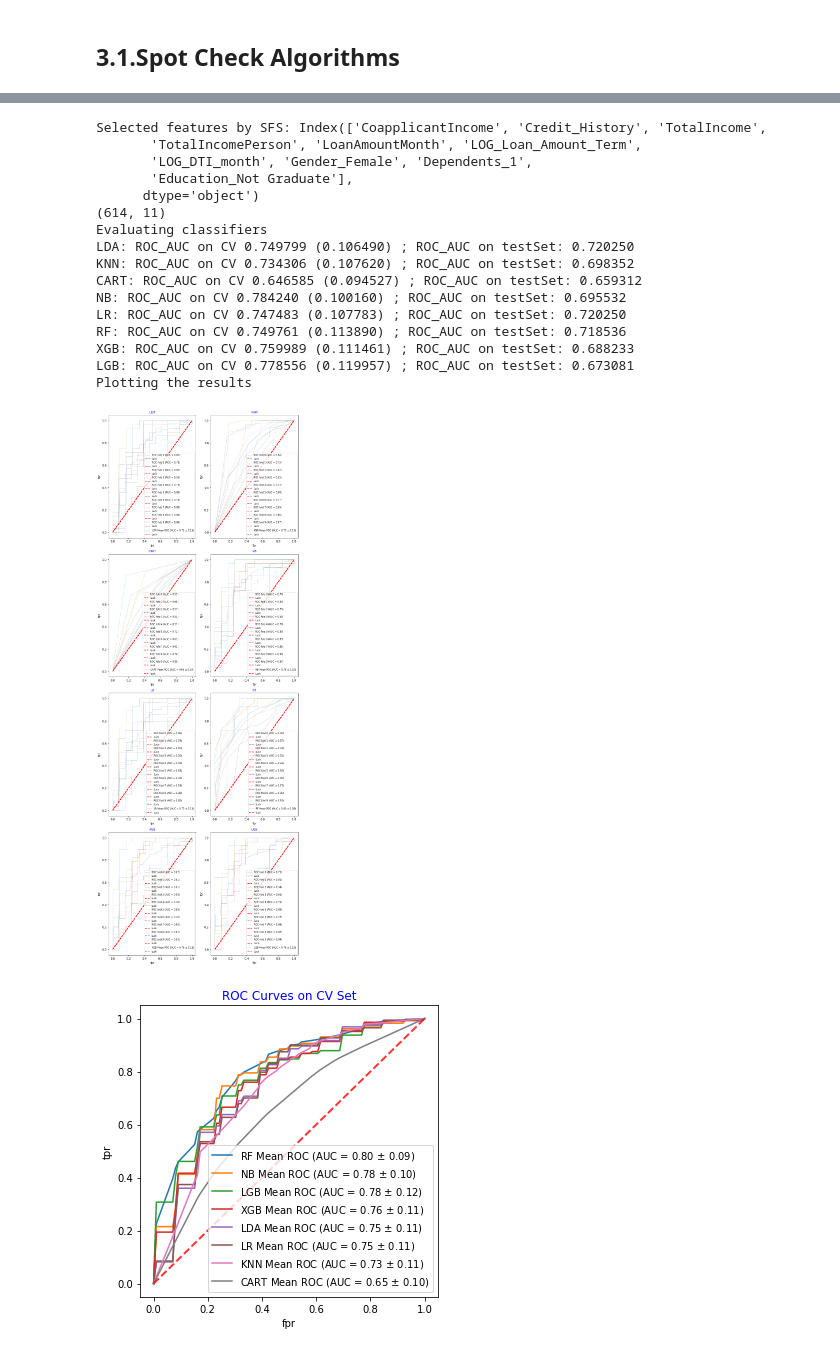
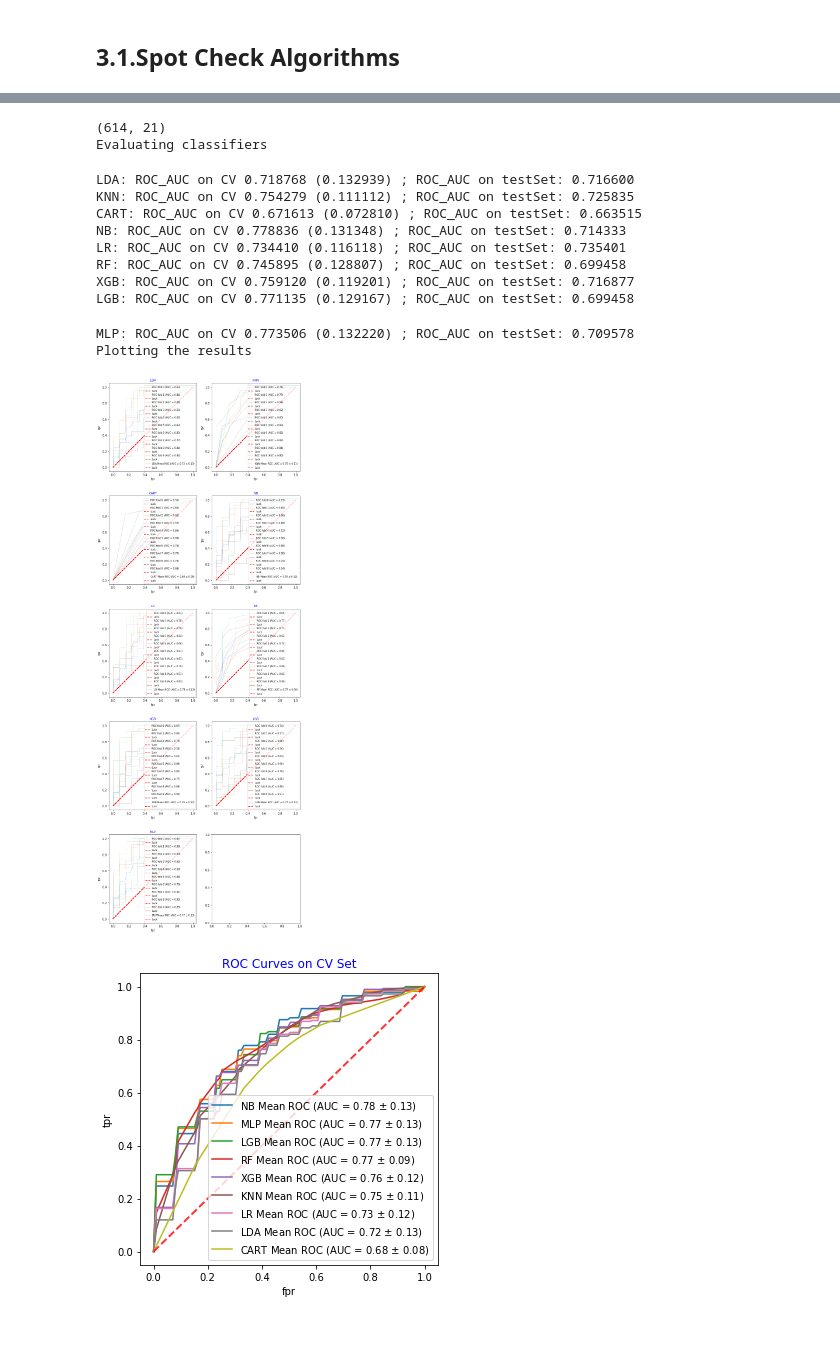
Before and after one commit to AlexIKey/LoanPrediction3, a Jupyter notebook: notebooks/DataPrepare_short.ipynb, the cells around one changed output, grey strips where cells are left out. Drawn from its saved outputs; the diff is of its cells as text; code cells hidden in the pictures.

```diff
--- a/notebooks/DataPrepare_short.ipynb
+++ b/notebooks/DataPrepare_short.ipynb
@@ -277,26 +277,22 @@ Finish  make_features
 from mlxtend.feature_selection import SequentialFeatureSelector as SFS
 from sklearn.linear_model import LogisticRegression
 import src.models.eval_model as ev
-from src.features.select_features import select_features_rfe
+from src.features.select_features import select_features_rfe, select_features_sfs
 from sklearn.ensemble import RandomForestClassifier
 
 seed = 1234567
+n_features=20
 data_tmp = pd.read_csv('data/interim/train_ready.csv', index_col=0)
+clf = RandomForestClassifier(n_estimators=100, random_state=seed)
+# best_features_idx = select_features_sfs(data_tmp, clf, k_features=n_features,
+#                                                       forward=True,
+#                                                       floating=False,
+#                                                       scoring='accuracy',
+#                                                       verbose=2,
+#                                                       cv=10,
+#                                                       seed=1234)
 
-trainSet, testSet, y_train, y_test = get_features_and_labels(data_tmp, test_volume=0.33, seed=seed)
-sfs1 = SFS(RandomForestClassifier(n_estimators=100, random_state=seed),
-           scoring='roc_auc',
-           verbose=2,
-           k_features=10,
-           forward=False,
-           cv=5,
-           n_jobs=-1)
-sfs1.fit(trainSet, y_train)
 
-print('CV Score:')
-print(sfs1.k_score_)
-
-best_features_idx = list(sfs1.k_feature_idx_)
+best_features_idx = select_features_rfe(data_tmp, clf, scoring='accuracy', n_features=n_features)
 features_names = data_tmp.columns[best_features_idx]
-print('\nSelected features by SFS:', features_names )
 # %% [output]
@@ -332,7 +310,7 @@ Selected features by SFS: Index(['CoapplicantIncome', 'Credit_History', 'TotalIn
 # %%
 #features_idx = list(select_features_rfe(data_tmp, RandomForestClassifier(n_estimators=100, random_state=seed),
 #                                        seed=seed, n_features=20))
-print('\nSelected features by SFS:', features_names )
+
 y = data_tmp['y']
 data_short = data_tmp.loc[:, features_names]
 data_short['y'] = y
@@ -346,49 +324,46 @@ details_cv, results_cv, results_test = list(ev.eval_classifiers(trainSet, testSe
 # indexing results
 import operator
 results_cv.sort(key=operator.itemgetter(3), reverse=True)
 results_test.sort(key=operator.itemgetter(3), reverse=True)
 # Display the results
 print("Plotting the results")
-
-fig, axis = plt.subplots(nrows=round(len(details_cv)/2), ncols=2, figsize=(10, 27))
+n, d = divmod(len(details_cv), 2)
+n = n + 1 if d > 0 else n
+fig, axis = plt.subplots(nrows=n, ncols=2, figsize=(10, 27))
 axis = axis.flatten()
 i = 0
 for detail_cv in details_cv:
     for label, fpr, tpr, _ in detail_cv:
         axis[i].plot(fpr, tpr,  lw=1, alpha=0.3, label=label)
         axis[i].plot([0, 1], [0, 1], linestyle='--', lw=2, color='r',
                      label='Luck', alpha=.8)
         axis[i].set
         axis[i].set_xlabel('fpr', fontsize=10)
         axis[i].set_ylabel('tpr', fontsize=10)
         axis[i].set_title(label[:label.find(' ')],  fontsize=10, color="blue")
         axis[i].legend(loc='lower right', fontsize=8)
 
     i += 1
 
 
 # Let matplotlib improve the layout
 
 fig.tight_layout()
 plt.show()
 ev.plot('ROC Curves on CV Set', results_cv)
 ev.plot('ROC Curves on Test Set', results_test)
 # %% [output]
-Selected features by SFS: Index(['CoapplicantIncome', 'Credit_History', 'TotalIncome',
-       'TotalIncomePerson', 'LoanAmountMonth', 'LOG_Loan_Amount_Term',
-       'LOG_DTI_month', 'Gender_Female', 'Dependents_1',
-       'Education_Not Graduate'],
-      dtype='object')
-(614, 11)
+(614, 21)
 Evaluating classifiers
-LDA: ROC_AUC on CV 0.749799 (0.106490) ; ROC_AUC on testSet: 0.720250
-KNN: ROC_AUC on CV 0.734306 (0.107620) ; ROC_AUC on testSet: 0.698352
-CART: ROC_AUC on CV 0.646585 (0.094527) ; ROC_AUC on testSet: 0.659312
-NB: ROC_AUC on CV 0.784240 (0.100160) ; ROC_AUC on testSet: 0.695532
-LR: ROC_AUC on CV 0.747483 (0.107783) ; ROC_AUC on testSet: 0.720250
-RF: ROC_AUC on CV 0.749761 (0.113890) ; ROC_AUC on testSet: 0.718536
-XGB: ROC_AUC on CV 0.759989 (0.111461) ; ROC_AUC on testSet: 0.688233
-LGB: ROC_AUC on CV 0.778556 (0.119957) ; ROC_AUC on testSet: 0.673081
-Plotting the results
+LDA: ROC_AUC on CV 0.718768 (0.132939) ; ROC_AUC on testSet: 0.716600
+KNN: ROC_AUC on CV 0.754279 (0.111112) ; ROC_AUC on testSet: 0.725835
+CART: ROC_AUC on CV 0.671613 (0.072810) ; ROC_AUC on testSet: 0.663515
+NB: ROC_AUC on CV 0.778836 (0.131348) ; ROC_AUC on testSet: 0.714333
+LR: ROC_AUC on CV 0.734410 (0.116118) ; ROC_AUC on testSet: 0.735401
+RF: ROC_AUC on CV 0.745895 (0.128807) ; ROC_AUC on testSet: 0.699458
+XGB: ROC_AUC on CV 0.759120 (0.119201) ; ROC_AUC on testSet: 0.716877
+LGB: ROC_AUC on CV 0.771135 (0.129167) ; ROC_AUC on testSet: 0.699458
+MLP: ROC_AUC on CV 0.773506 (0.132220) ; ROC_AUC on testSet: 0.709578
+Plotting the results
-[figure, old version]
+[figure, new version]
-[figure, old version]
+[figure, new version]
```
Also changed, not shown: parts of 23 cells of this notebook, 2 other files.
